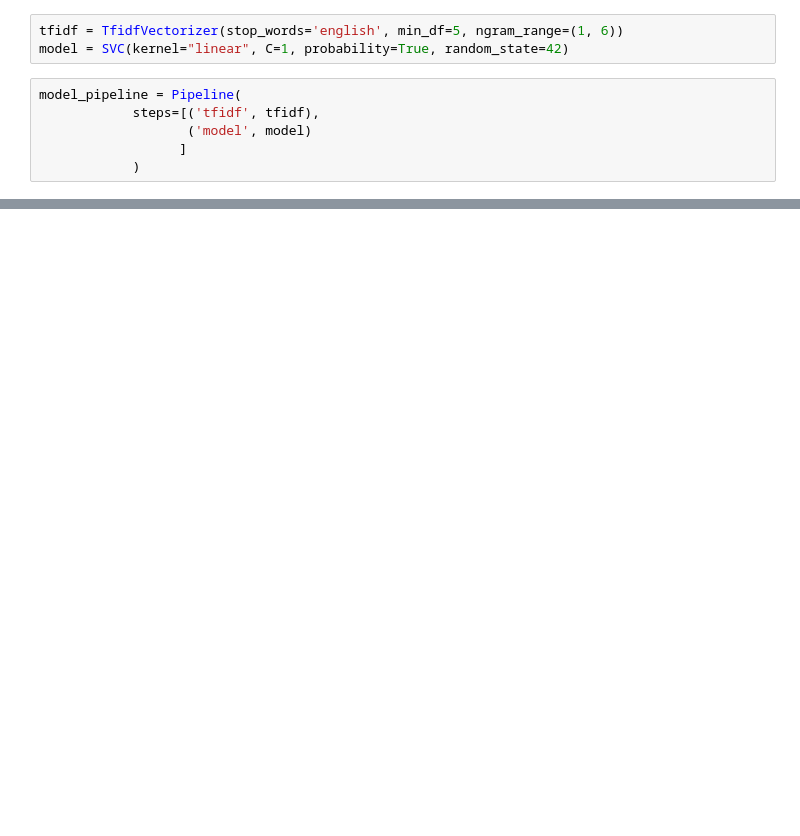
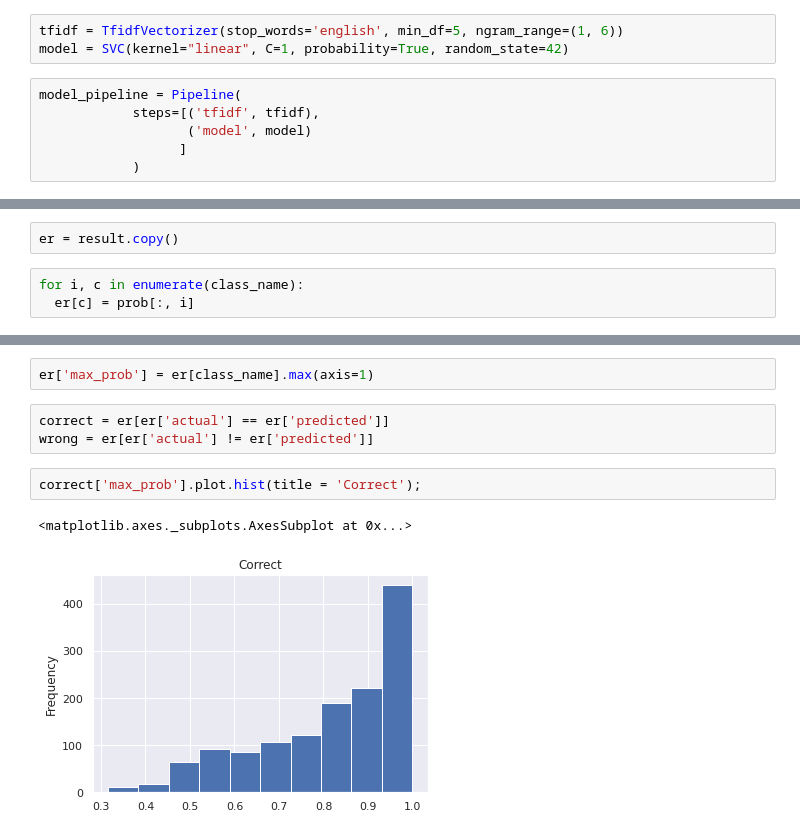
Before and after one commit to lkarjun/workouts-nlp, a Jupyter notebook: 5. Java-Development-Bug-Classification/bug_classifier.ipynb, the cells around one changed output, grey strips where cells are left out. Saved outputs shown, nothing was run; the diff lists cells and outputs as text; blank space fills up the shorter version.

```diff
--- a/5. Java-Development-Bug-Classification/bug_classifier.ipynb
+++ b/5. Java-Development-Bug-Classification/bug_classifier.ipynb
@@ -207,0 +261,5 @@ print("Trian Accuracy Score: ", accuracy_score(Y_train, model.predict(X_train)))
+# %%
+er = result.copy()
+# %%
+for i, c in enumerate(class_name):
+  er[c] = prob[:, i]
@@ -207,0 +274,10 @@ print("Trian Accuracy Score: ", accuracy_score(Y_train, model.predict(X_train)))
+# %%
+er['max_prob'] = er[class_name].max(axis=1)
+# %%
+correct = er[er['actual'] == er['predicted']]
+wrong = er[er['actual'] != er['predicted']]
+# %%
+correct['max_prob'].plot.hist(title = 'Correct');
+# %% [output]
+<matplotlib.axes._subplots.AxesSubplot at 0x...>
+[figure, added]
```
Also changed, not shown: parts of 29 cells of this notebook.
